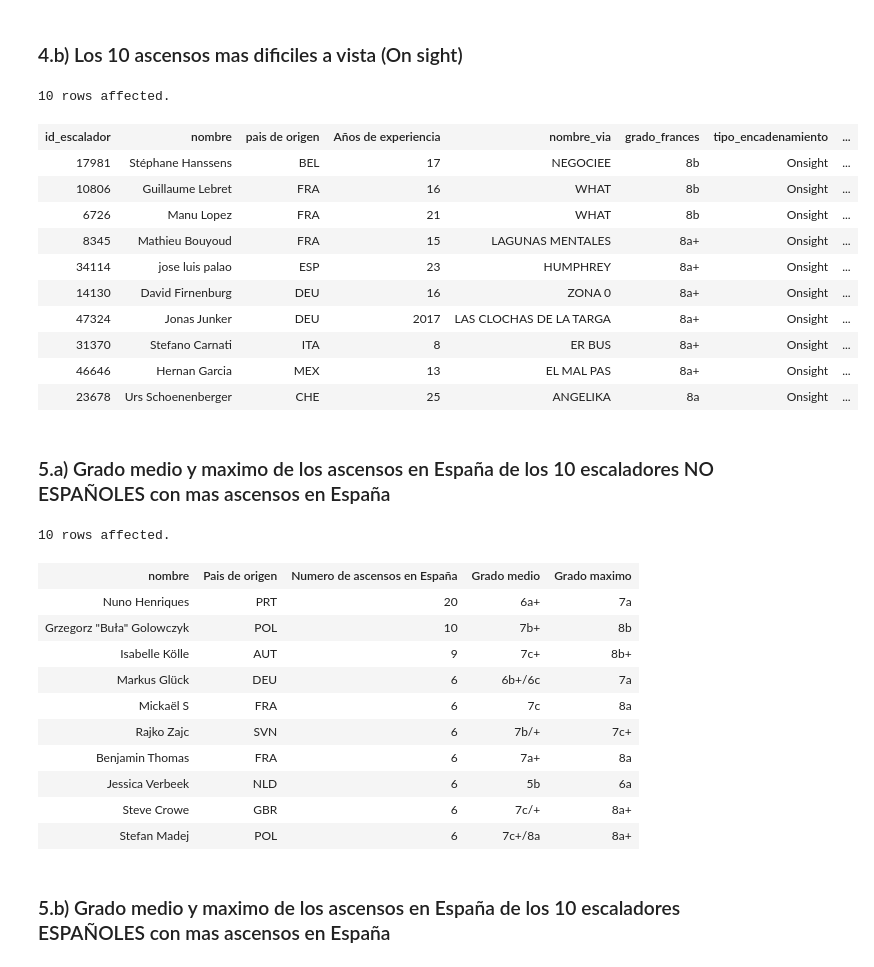
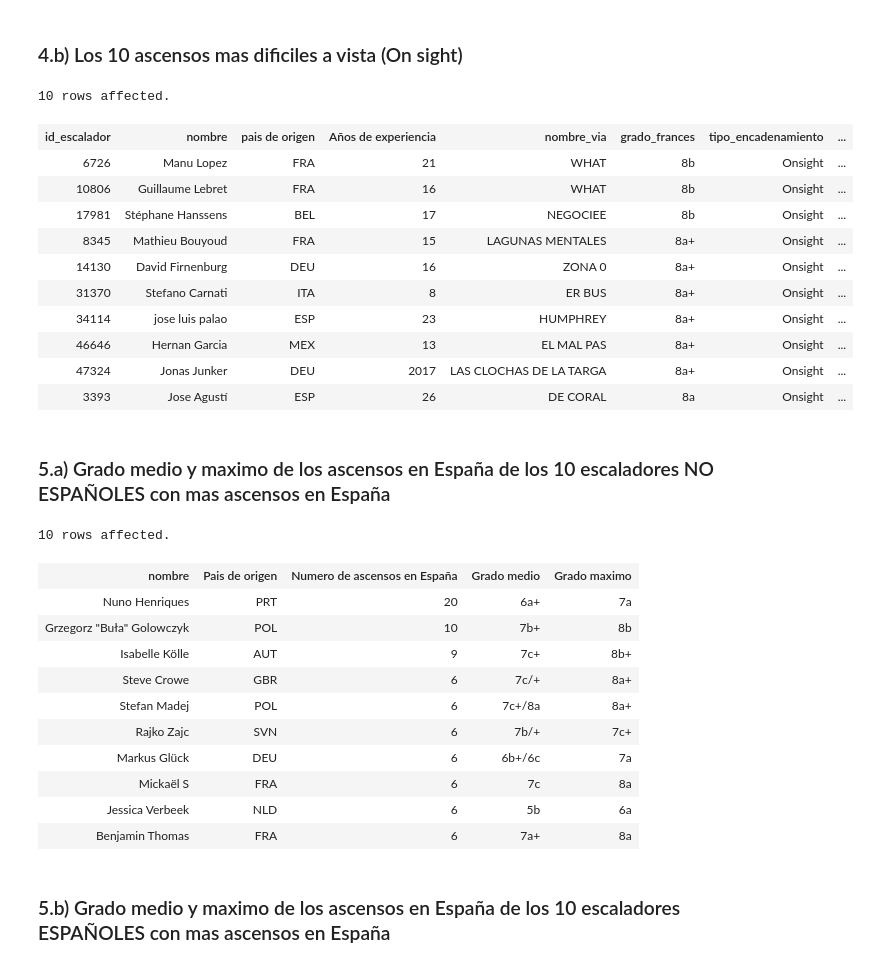
Before and after one commit to jmsanchezff/datahack_practica_bbdd, a Jupyter notebook: PostgreSQL.ipynb, the cells around one changed output. Drawn from its saved outputs; the diff is of its cells as text; code cells hidden in the pictures.

```diff
--- a/PostgreSQL.ipynb
+++ b/PostgreSQL.ipynb
@@ -367,34 +366,34 @@ LIMIT 10
 # %%
 %%sql
 
 SELECT A.id_escalador,
        E.nombre,
        E.pais as "pais de origen",
        2017 - E.comienzo as "Años de experiencia",
        A.nombre_via,
        D.grado_frances,
        A.tipo_encadenamiento,
        A.risco,
        A.pais
 FROM ascensos AS A
      LEFT JOIN escaladores AS E ON (A.id_escalador = E.id_escalador)
      LEFT JOIN dificultades AS D ON (A.id_dificultad = D.id_dificultad)
 WHERE A.tipo_encadenamiento = 'Onsight'
-ORDER BY A.id_dificultad DESC
+ORDER BY A.id_dificultad DESC,  E.id_escalador ASC
 LIMIT 10
 # %% [output]
 10 rows affected.
 | id_escalador | nombre | pais de origen | Años de experiencia | nombre_via | grado_frances | tipo_encadenamiento | ... |
+| 6726 | Manu Lopez | FRA | 21 | WHAT | 8b | Onsight | ... |
+| 10806 | Guillaume Lebret | FRA | 16 | WHAT | 8b | Onsight | ... |
 | 17981 | Stéphane Hanssens | BEL | 17 | NEGOCIEE | 8b | Onsight | ... |
-| 10806 | Guillaume Lebret | FRA | 16 | WHAT | 8b | Onsight | ... |
-| 6726 | Manu Lopez | FRA | 21 | WHAT | 8b | Onsight | ... |
 | 8345 | Mathieu Bouyoud | FRA | 15 | LAGUNAS MENTALES | 8a+ | Onsight | ... |
+| 14130 | David Firnenburg | DEU | 16 | ZONA 0 | 8a+ | Onsight | ... |
+| 31370 | Stefano Carnati | ITA | 8 | ER BUS | 8a+ | Onsight | ... |
 | 34114 | jose luis palao | ESP | 23 | HUMPHREY | 8a+ | Onsight | ... |
-| 14130 | David Firnenburg | DEU | 16 | ZONA 0 | 8a+ | Onsight | ... |
+| 46646 | Hernan Garcia | MEX | 13 | EL MAL PAS | 8a+ | Onsight | ... |
 | 47324 | Jonas Junker | DEU | 2017 | LAS CLOCHAS DE LA TARGA | 8a+ | Onsight | ... |
-| 31370 | Stefano Carnati | ITA | 8 | ER BUS | 8a+ | Onsight | ... |
-| 46646 | Hernan Garcia | MEX | 13 | EL MAL PAS | 8a+ | Onsight | ... |
-| 23678 | Urs Schoenenberger | CHE | 25 | ANGELIKA | 8a | Onsight | ... |
+| 3393 | Jose Agustí | ESP | 26 | DE CORAL | 8a | Onsight | ... |
 # %% [markdown]
 
 ### 5.a) Grado medio y maximo de los ascensos en España de los 10 escaladores NO ESPAÑOLES con mas ascensos en España
@@ -415,8 +414,9 @@ FROM ascensos AS A
 WHERE A.pais='ESP'
       AND E.pais!='ESP'
 GROUP BY E.nombre,
-         E.pais
-ORDER BY "Numero de ascensos en España" DESC
+         E.pais,
+         E.id_escalador
+ORDER BY "Numero de ascensos en España" DESC, E.id_escalador ASC
 LIMIT 10
 # %% [output]
 10 rows affected.
@@ -424,13 +424,13 @@ LIMIT 10
 | Nuno Henriques | PRT | 20 | 6a+ | 7a |
 | Grzegorz "Buła" Golowczyk | POL | 10 | 7b+ | 8b |
 | Isabelle Kölle | AUT | 9 | 7c+ | 8b+ |
+| Steve Crowe | GBR | 6 | 7c/+ | 8a+ |
+| Stefan Madej | POL | 6 | 7c+/8a | 8a+ |
+| Rajko Zajc | SVN | 6 | 7b/+ | 7c+ |
 | Markus Glück | DEU | 6 | 6b+/6c | 7a |
 | Mickaël S | FRA | 6 | 7c | 8a |
-| Rajko Zajc | SVN | 6 | 7b/+ | 7c+ |
+| Jessica Verbeek | NLD | 6 | 5b | 6a |
 | Benjamin Thomas | FRA | 6 | 7a+ | 8a |
-| Jessica Verbeek | NLD | 6 | 5b | 6a |
-| Steve Crowe | GBR | 6 | 7c/+ | 8a+ |
-| Stefan Madej | POL | 6 | 7c+/8a | 8a+ |
 # %% [markdown]
 
 ### 5.b) Grado medio y maximo de los ascensos en España de los 10 escaladores ESPAÑOLES con mas ascensos en España
```
Also changed, not shown: parts of 6 cells of this notebook, 1 other file.
